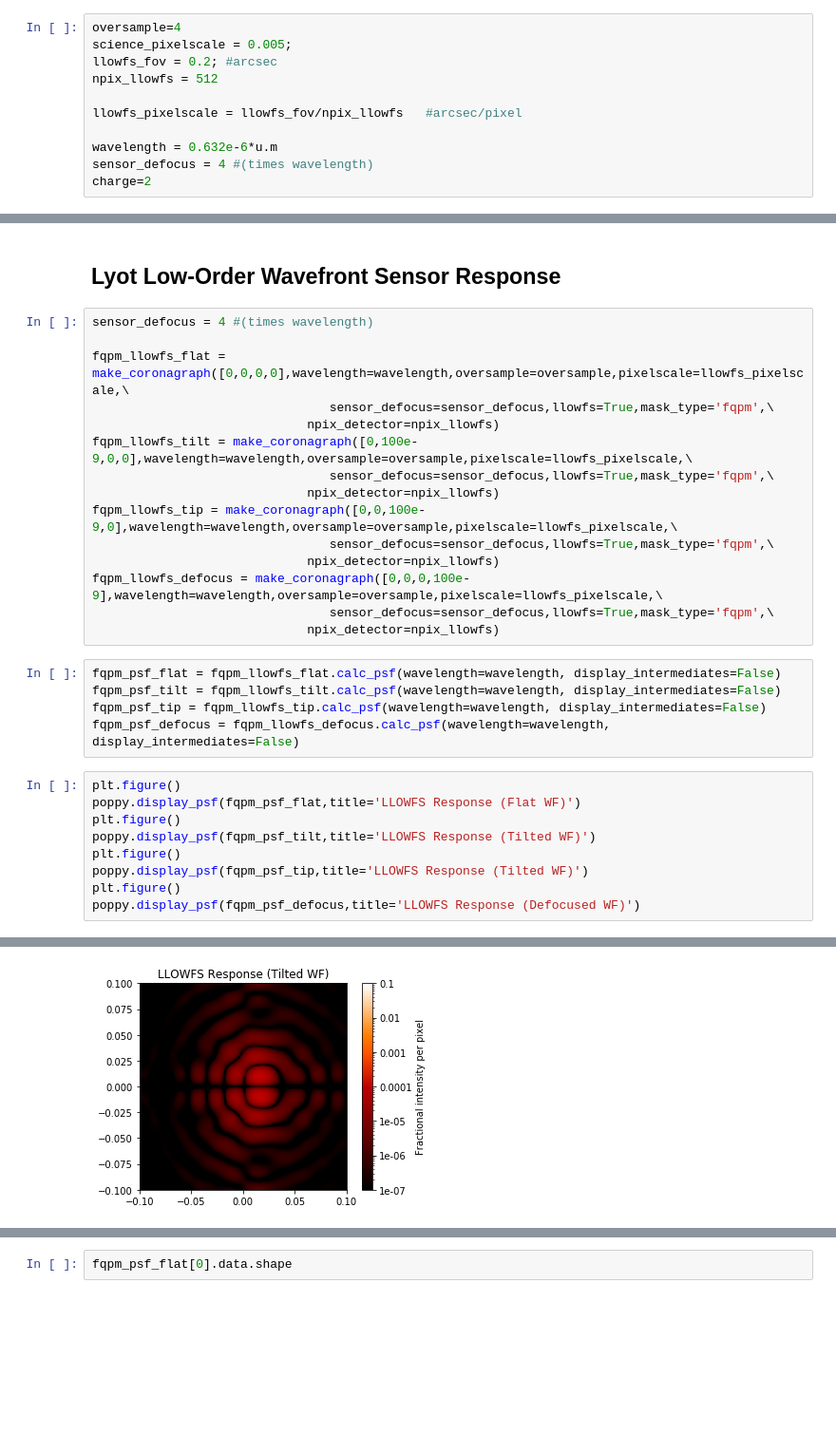
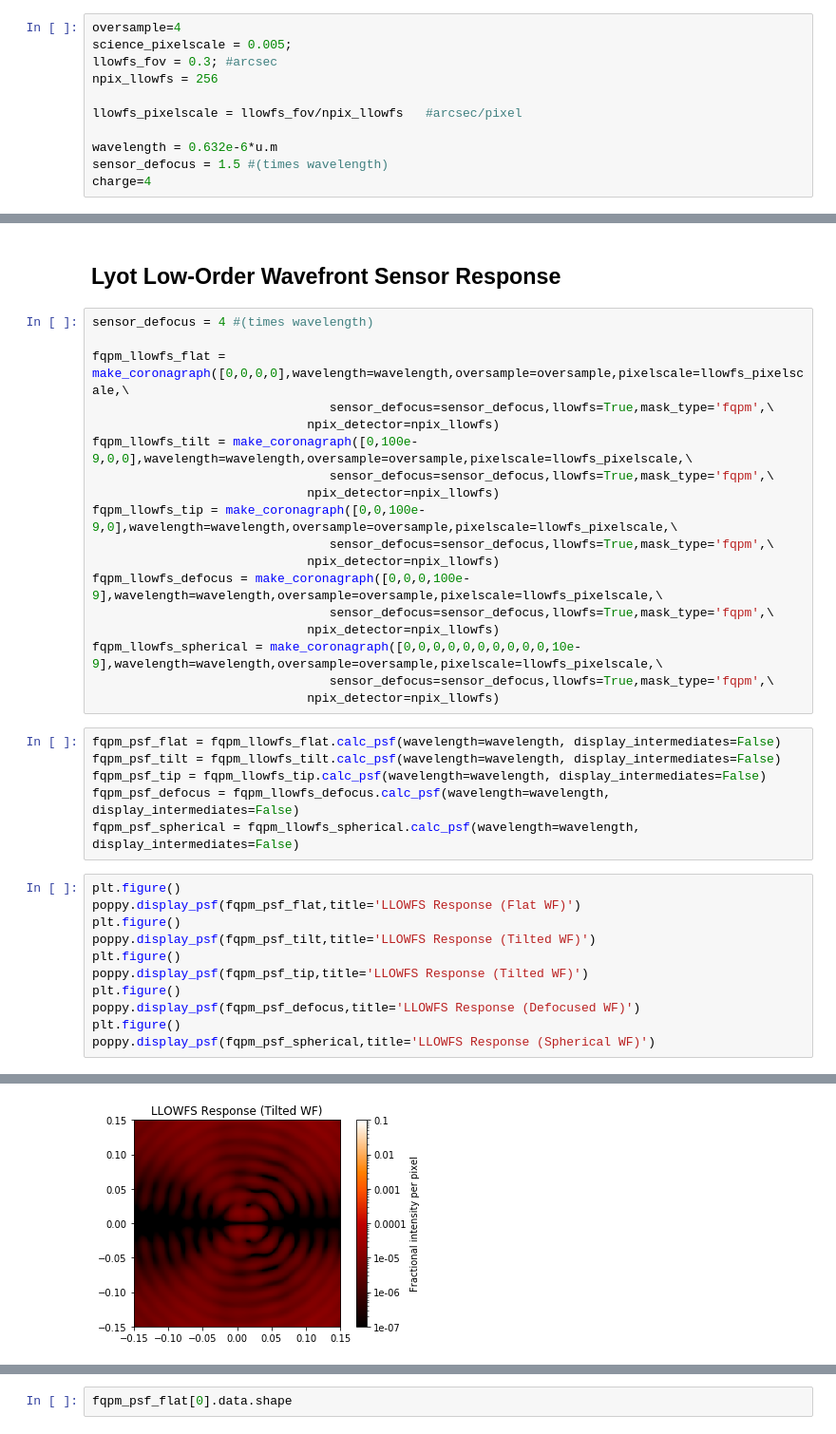
Before and after one commit to gregwallan/coronagraph-NN-data-gen, a Jupyter notebook: Test Responses.ipynb, the cells around one changed output, grey strips where cells are left out. Shown at 95% size. Cells and saved outputs as stored; diff of their text form; blank space fills up the shorter version.

```diff
--- a/Test Responses.ipynb
+++ b/Test Responses.ipynb
@@ -14,14 +14,14 @@ logging.getLogger('poppy').setLevel(logging.WARN)
 # %%
 oversample=4
 science_pixelscale = 0.005;
-llowfs_fov = 0.2; #arcsec
-npix_llowfs = 512
+llowfs_fov = 0.3; #arcsec
+npix_llowfs = 256
 
 llowfs_pixelscale = llowfs_fov/npix_llowfs   #arcsec/pixel
 
 wavelength = 0.632e-6*u.m
-sensor_defocus = 4 #(times wavelength)
-charge=2
+sensor_defocus = 1.5 #(times wavelength)
+charge=4
 # %%
 #wfe = [0, 0, 50e-9, 0, 0]
 vtx_onaxis = make_coronagraph([0,0,0,0],wavelength=wavelength,oversample=oversample,pixelscale=science_pixelscale,\
@@ -131,11 +161,15 @@ fqpm_llowfs_tip = make_coronagraph([0,0,100e-9,0],wavelength=wavelength,oversamp
 fqpm_llowfs_defocus = make_coronagraph([0,0,0,100e-9],wavelength=wavelength,oversample=oversample,pixelscale=llowfs_pixelscale,\
                                 sensor_defocus=sensor_defocus,llowfs=True,mask_type='fqpm',\
                              npix_detector=npix_llowfs)
+fqpm_llowfs_spherical = make_coronagraph([0,0,0,0,0,0,0,0,0,0,10e-9],wavelength=wavelength,oversample=oversample,pixelscale=llowfs_pixelscale,\
+                                sensor_defocus=sensor_defocus,llowfs=True,mask_type='fqpm',\
+                             npix_detector=npix_llowfs)
 # %%
 fqpm_psf_flat = fqpm_llowfs_flat.calc_psf(wavelength=wavelength, display_intermediates=False)
 fqpm_psf_tilt = fqpm_llowfs_tilt.calc_psf(wavelength=wavelength, display_intermediates=False)
 fqpm_psf_tip = fqpm_llowfs_tip.calc_psf(wavelength=wavelength, display_intermediates=False)
 fqpm_psf_defocus = fqpm_llowfs_defocus.calc_psf(wavelength=wavelength, display_intermediates=False)
+fqpm_psf_spherical = fqpm_llowfs_spherical.calc_psf(wavelength=wavelength, display_intermediates=False)
 # %%
 plt.figure()
 poppy.display_psf(fqpm_psf_flat,title='LLOWFS Response (Flat WF)')
@@ -145,4 +179,6 @@ plt.figure()
 poppy.display_psf(fqpm_psf_tip,title='LLOWFS Response (Tilted WF)')
 plt.figure()
 poppy.display_psf(fqpm_psf_defocus,title='LLOWFS Response (Defocused WF)')
+plt.figure()
+poppy.display_psf(fqpm_psf_spherical,title='LLOWFS Response (Spherical WF)')
 # %% [output]
@@ -150 +186 @@ poppy.display_psf(fqpm_psf_defocus,title='LLOWFS Response (Defocused WF)')
-[figure, old version]
+[figure, new version]
```
Also changed, not shown: parts of 11 cells of this notebook, 3 other files.
